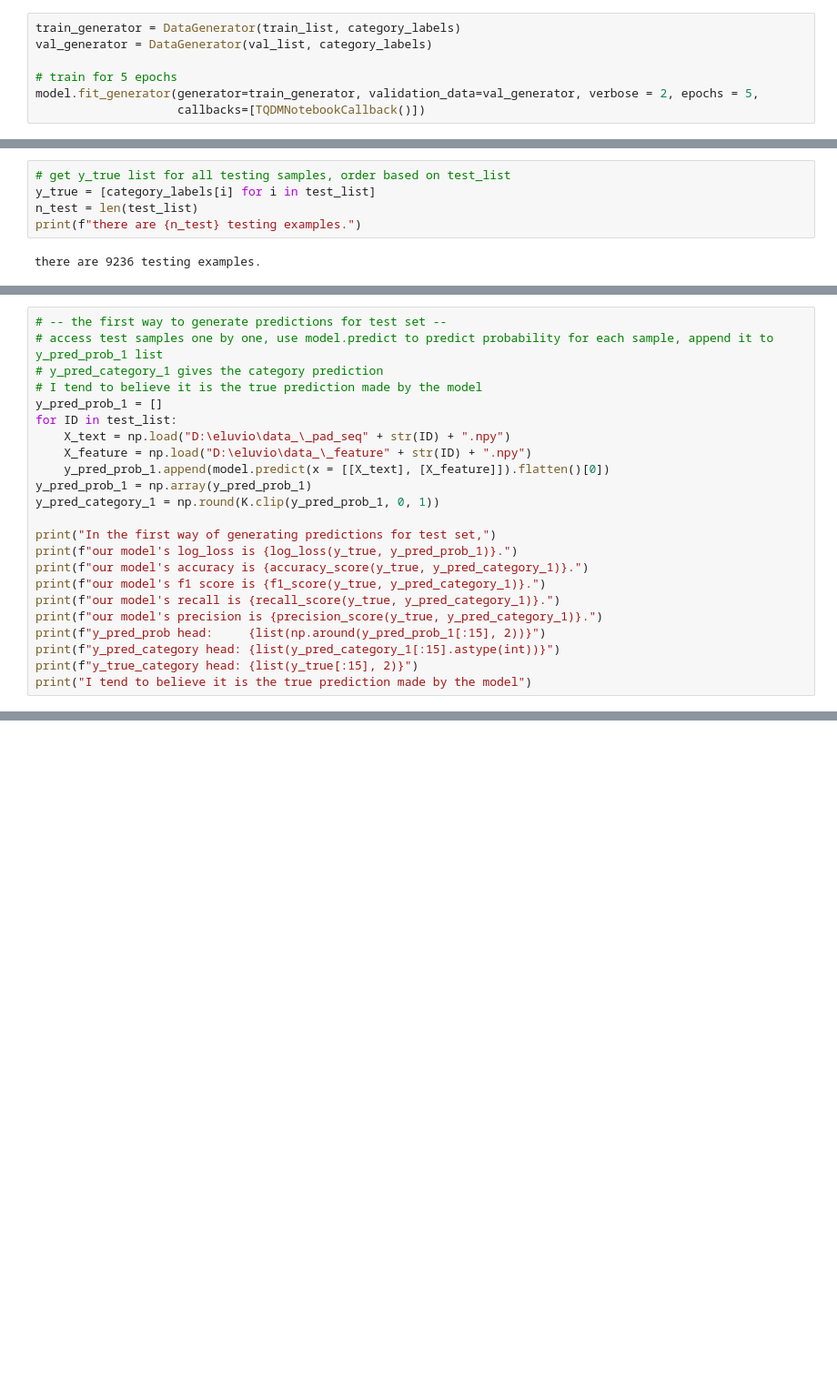
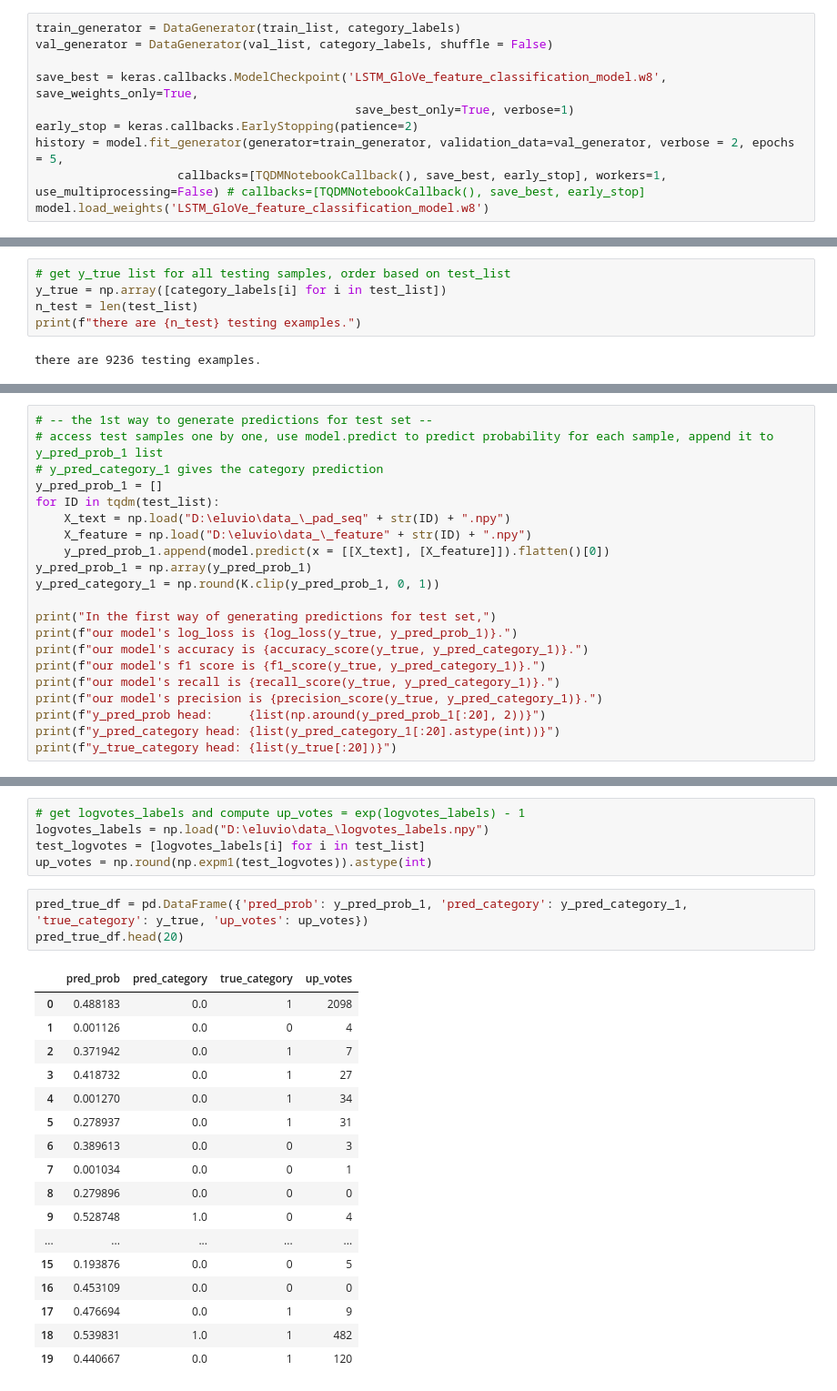
Before and after one commit to oumiao-tj/Eluvio_large_dataset_challenge, a Jupyter notebook: LSTM_GloVe_feature_classification.ipynb, the cells around one changed output, grey strips where cells are left out. Shown: that part at 91% size. Saved outputs shown, nothing was run; the diff lists cells and outputs as text; blank space fills up the shorter version.

```diff
--- a/LSTM_GloVe_feature_classification.ipynb
+++ b/LSTM_GloVe_feature_classification.ipynb
@@ -142,11 +142,14 @@ optimzer=Adam(learning_rate=5e-3)
 model.compile(loss='binary_crossentropy',optimizer=optimzer,metrics=['accuracy', f1_m, recall_m, precision_m])
 # %%
 train_generator = DataGenerator(train_list, category_labels)
-val_generator = DataGenerator(val_list, category_labels)
+val_generator = DataGenerator(val_list, category_labels, shuffle = False)
 
-# train for 5 epochs
-model.fit_generator(generator=train_generator, validation_data=val_generator, verbose = 2, epochs = 5,
-                    callbacks=[TQDMNotebookCallback()])
+save_best = keras.callbacks.ModelCheckpoint('LSTM_GloVe_feature_classification_model.w8', save_weights_only=True,
+                                             save_best_only=True, verbose=1)
+early_stop = keras.callbacks.EarlyStopping(patience=2)
+history = model.fit_generator(generator=train_generator, validation_data=val_generator, verbose = 2, epochs = 5,
+                    callbacks=[TQDMNotebookCallback(), save_best, early_stop], workers=1, use_multiprocessing=False) # callbacks=[TQDMNotebookCallback(), save_best, early_stop]
+model.load_weights('LSTM_GloVe_feature_classification_model.w8')
 # %% [output]
 HBox(children=(IntProgress(value=0, description='Training', max=5, style=ProgressStyle(description_width='init…
 Epoch 1/5
@@ -171,7 +173,7 @@ HBox(children=(IntProgress(value=0, description='Epoch 4', max=12500, style=Prog
 from sklearn.metrics import log_loss, accuracy_score, f1_score, recall_score, precision_score
 # %%
 # get y_true list for all testing samples, order based on test_list
-y_true = [category_labels[i] for i in test_list]
+y_true = np.array([category_labels[i] for i in test_list])
 n_test = len(test_list)
 print(f"there are {n_test} testing examples.")
 # %% [output]
@@ -211,10 +210,9 @@ random guess has precision around 0.47518502394427514.
 # %%
-# -- the first way to generate predictions for test set --
+# -- the 1st way to generate predictions for test set --
 # access test samples one by one, use model.predict to predict probability for each sample, append it to y_pred_prob_1 list
 # y_pred_category_1 gives the category prediction
-# I tend to believe it is the true prediction made by the model
 y_pred_prob_1 = []
-for ID in test_list:
+for ID in tqdm(test_list):
     X_text = np.load("D:\eluvio\data_\_pad_seq" + str(ID) + ".npy")
     X_feature = np.load("D:\eluvio\data_\_feature" + str(ID) + ".npy")
     y_pred_prob_1.append(model.predict(x = [[X_text], [X_feature]]).flatten()[0])
@@ -227,9 +225,8 @@ print(f"our model's accuracy is {accuracy_score(y_true, y_pred_category_1)}.")
 print(f"our model's f1 score is {f1_score(y_true, y_pred_category_1)}.")
 print(f"our model's recall is {recall_score(y_true, y_pred_category_1)}.")
 print(f"our model's precision is {precision_score(y_true, y_pred_category_1)}.")
-print(f"y_pred_prob head:     {list(np.around(y_pred_prob_1[:15], 2))}")
-print(f"y_pred_category head: {list(y_pred_category_1[:15].astype(int))}")
-print(f"y_true_category head: {list(y_true[:15], 2)}")
-print("I tend to believe it is the true prediction made by the model")
+print(f"y_pred_prob head:     {list(np.around(y_pred_prob_1[:20], 2))}")
+print(f"y_pred_category head: {list(y_pred_category_1[:20].astype(int))}")
+print(f"y_true_category head: {list(y_true[:20])}")
 # %% [output]
 In the first way of generating predictions for test set,
@@ -289,0 +287,26 @@ I searched a lot on this issue, but haven't got an answer yet.
+# %%
+# get logvotes_labels and compute up_votes = exp(logvotes_labels) - 1
+logvotes_labels = np.load("D:\eluvio\data_\logvotes_labels.npy")
+test_logvotes = [logvotes_labels[i] for i in test_list]
+up_votes = np.round(np.expm1(test_logvotes)).astype(int)
+# %%
+pred_true_df = pd.DataFrame({'pred_prob': y_pred_prob_1, 'pred_category': y_pred_category_1, 'true_category': y_true, 'up_votes': up_votes})
+pred_true_df.head(20)
+# %% [output]
+|  | pred_prob | pred_category | true_category | up_votes |
+| 0 | 0.488183 | 0.0 | 1 | 2098 |
+| 1 | 0.001126 | 0.0 | 0 | 4 |
+| 2 | 0.371942 | 0.0 | 1 | 7 |
+| 3 | 0.418732 | 0.0 | 1 | 27 |
+| 4 | 0.001270 | 0.0 | 1 | 34 |
+| 5 | 0.278937 | 0.0 | 1 | 31 |
+| 6 | 0.389613 | 0.0 | 0 | 3 |
+| 7 | 0.001034 | 0.0 | 0 | 1 |
+| 8 | 0.279896 | 0.0 | 0 | 0 |
+| 9 | 0.528748 | 1.0 | 0 | 4 |
+| ... | ... | ... | ... | ... |
+| 15 | 0.193876 | 0.0 | 0 | 5 |
+| 16 | 0.453109 | 0.0 | 0 | 0 |
+| 17 | 0.476694 | 0.0 | 1 | 9 |
+| 18 | 0.539831 | 1.0 | 1 | 482 |
+| 19 | 0.440667 | 0.0 | 1 | 120 |
```
Also changed, not shown: parts of 11 cells of this notebook.
